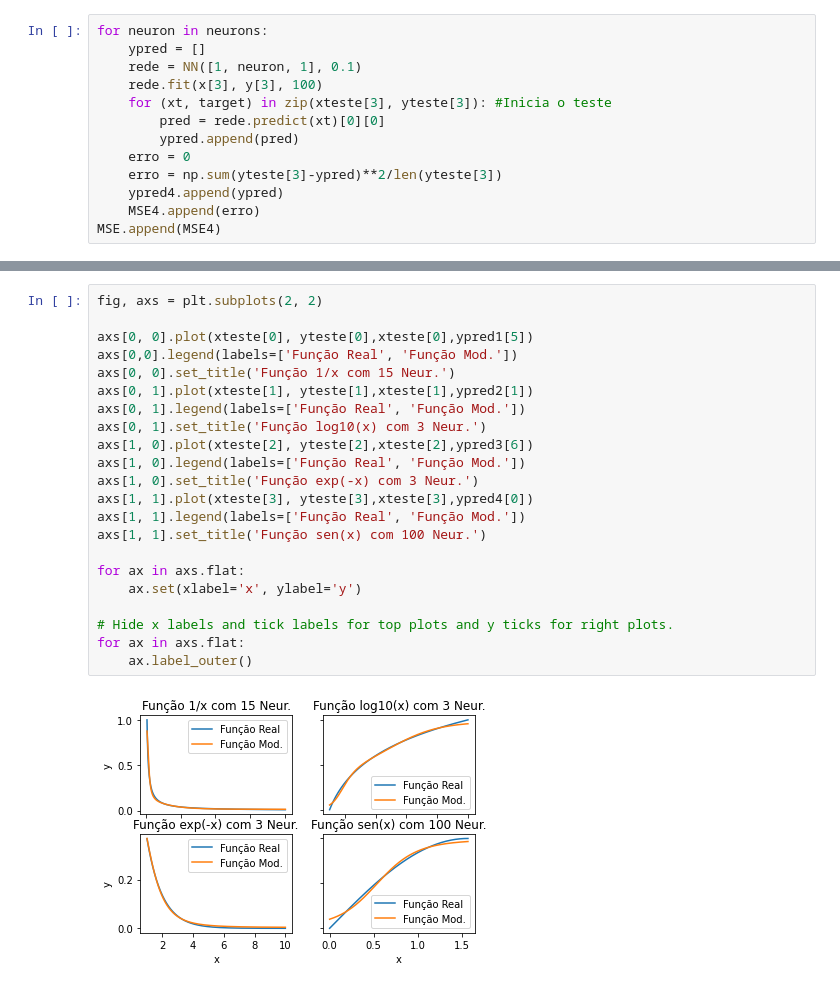
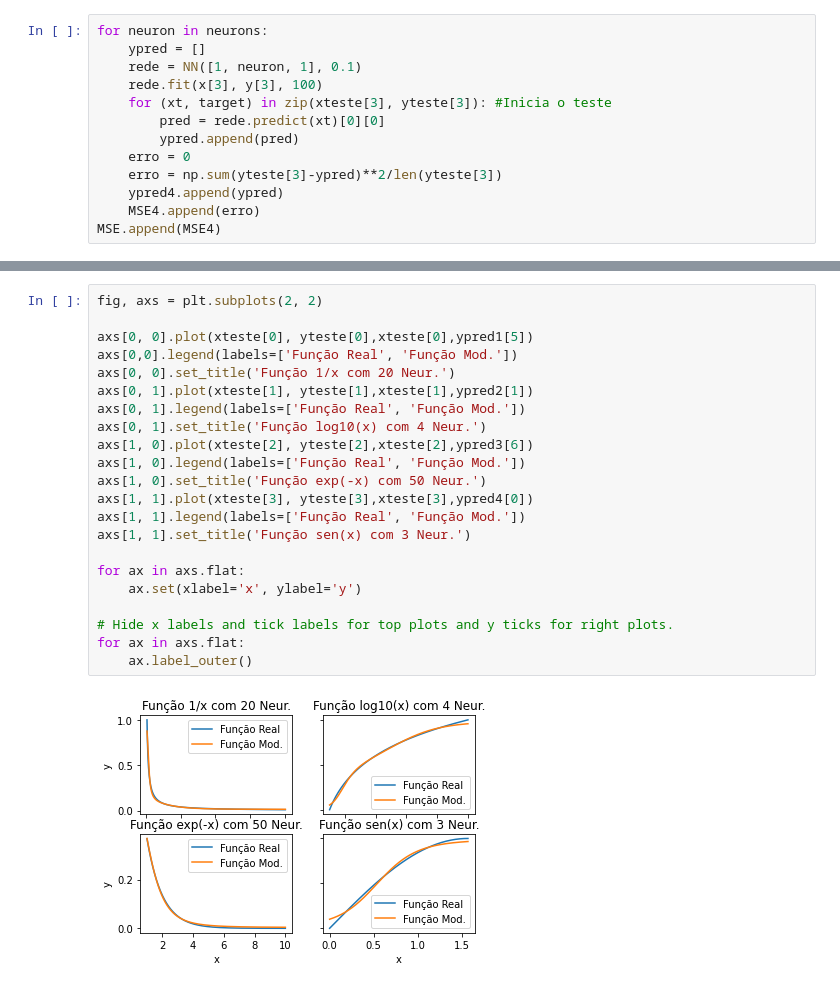
Before and after one commit to JeanMX/PSI3471, a Jupyter notebook: Magno/EP3/ex3.ipynb, the cells around one changed output, grey strips where cells are left out. Drawn from its saved outputs; the diff is of its cells as text.

Commit message:
Fix title error in EP3

```diff
--- a/Magno/EP3/ex3.ipynb
+++ b/Magno/EP3/ex3.ipynb
@@ -199,24 +199,24 @@ Número de neurônios              Erro Quadrático médio
 # %%
 fig, axs = plt.subplots(2, 2)
 
 axs[0, 0].plot(xteste[0], yteste[0],xteste[0],ypred1[5])
 axs[0,0].legend(labels=['Função Real', 'Função Mod.'])
-axs[0, 0].set_title('Função 1/x com 15 Neur.')
+axs[0, 0].set_title('Função 1/x com 20 Neur.')
 axs[0, 1].plot(xteste[1], yteste[1],xteste[1],ypred2[1])
 axs[0, 1].legend(labels=['Função Real', 'Função Mod.'])
-axs[0, 1].set_title('Função log10(x) com 3 Neur.')
+axs[0, 1].set_title('Função log10(x) com 4 Neur.')
 axs[1, 0].plot(xteste[2], yteste[2],xteste[2],ypred3[6])
 axs[1, 0].legend(labels=['Função Real', 'Função Mod.'])
-axs[1, 0].set_title('Função exp(-x) com 3 Neur.')
+axs[1, 0].set_title('Função exp(-x) com 50 Neur.')
 axs[1, 1].plot(xteste[3], yteste[3],xteste[3],ypred4[0])
 axs[1, 1].legend(labels=['Função Real', 'Função Mod.'])
-axs[1, 1].set_title('Função sen(x) com 100 Neur.')
+axs[1, 1].set_title('Função sen(x) com 3 Neur.')
 
 for ax in axs.flat:
     ax.set(xlabel='x', ylabel='y')
 
 # Hide x labels and tick labels for top plots and y ticks for right plots.
 for ax in axs.flat:
     ax.label_outer()
 # %% [output]
-[figure, old version]
+[figure, new version]
```
